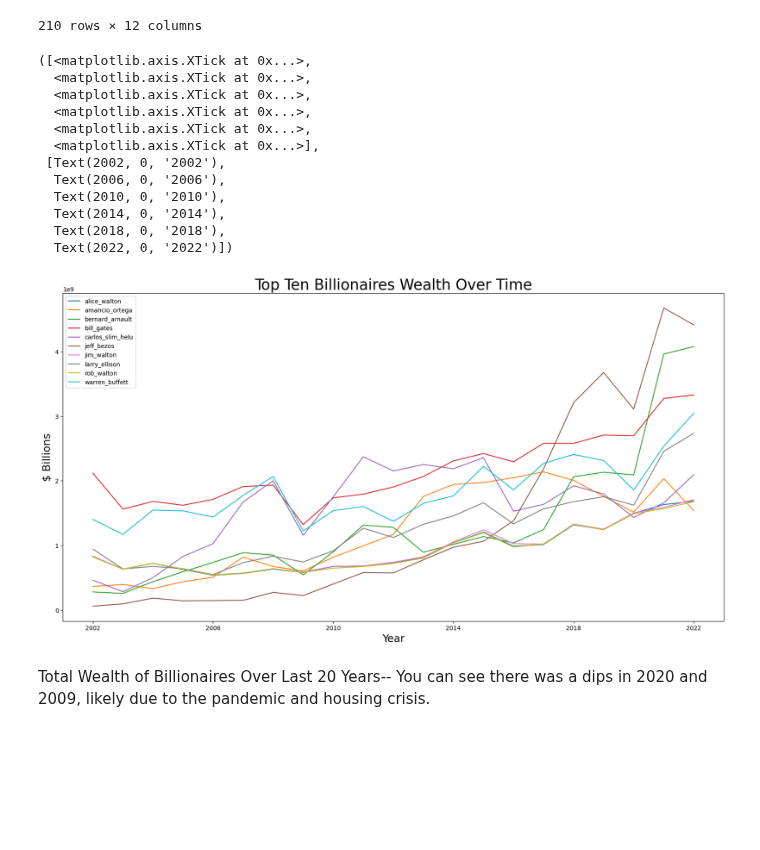
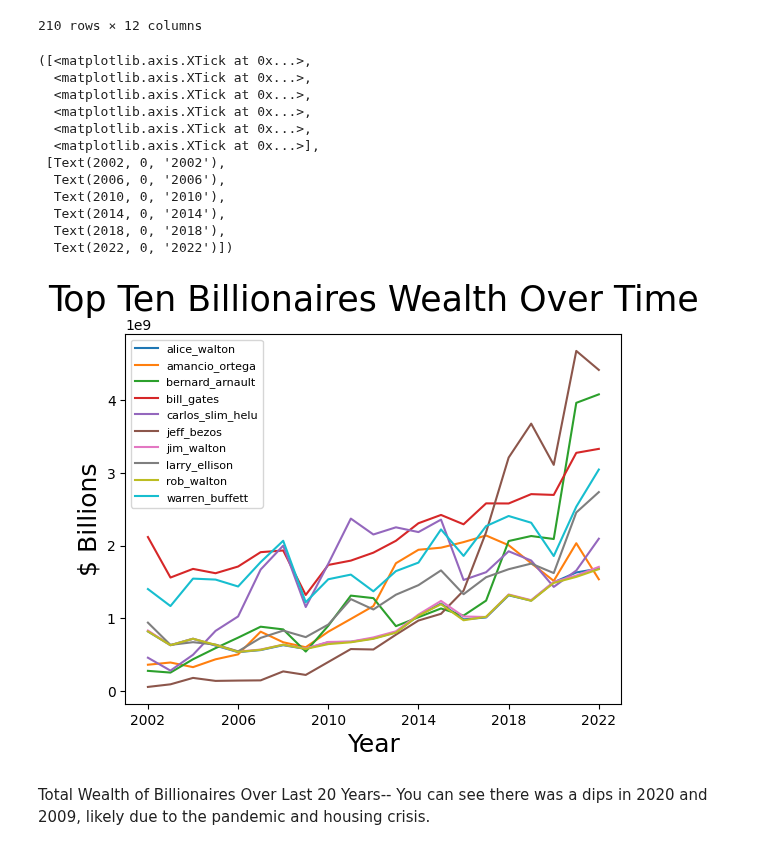
Before and after one commit to thealura/project_billionaires, a Jupyter notebook: PROJECT_1.ipynb, the cells around one changed output. Saved outputs shown, nothing was run; the diff lists cells and outputs as text; code cells hidden in the pictures; blank space fills up the shorter version.

```diff
--- a/PROJECT_1.ipynb
+++ b/PROJECT_1.ipynb
@@ -193,29 +193,29 @@ df3.drop_duplicates()
 # %%
 #plot
 mapten = pd.DataFrame(df3, columns=["name_cleaned", "time", "annual_income"])
 mapten.set_index('time', inplace=True)
 mapten.groupby('name_cleaned')['annual_income'].plot(legend=True)
-plt.rcParams["figure.figsize"] = (10,20)
+plt.rcParams["figure.figsize"] = (10,30)
 plt.title("Top Ten Billionaires Wealth Over Time", fontsize='25')
 plt.xlabel('Year', fontsize='18')
 plt.ylabel("$ Billions", fontsize='18')
-plt.legend(fontsize="10")
+plt.legend(fontsize="8")
 x_ticks = [2002, 2006, 2010, 2014, 2018, 2022]
 plt.xticks(ticks=x_ticks)
 # %% [output]
 ([<matplotlib.axis.XTick at 0x...>,
   <matplotlib.axis.XTick at 0x...>,
   <matplotlib.axis.XTick at 0x...>,
   <matplotlib.axis.XTick at 0x...>,
   <matplotlib.axis.XTick at 0x...>,
   <matplotlib.axis.XTick at 0x...>],
  [Text(2002, 0, '2002'),
   Text(2006, 0, '2006'),
   Text(2010, 0, '2010'),
   Text(2014, 0, '2014'),
   Text(2018, 0, '2018'),
   Text(2022, 0, '2022')])
-[figure, old version]
+[figure, new version]
 # %% [markdown]
 Total Wealth of Billionaires Over Last 20 Years--
 You can see there was a dips in 2020 and 2009, likely due to the pandemic and housing crisis.
```
Also changed, not shown: parts of 2 cells of this notebook.
